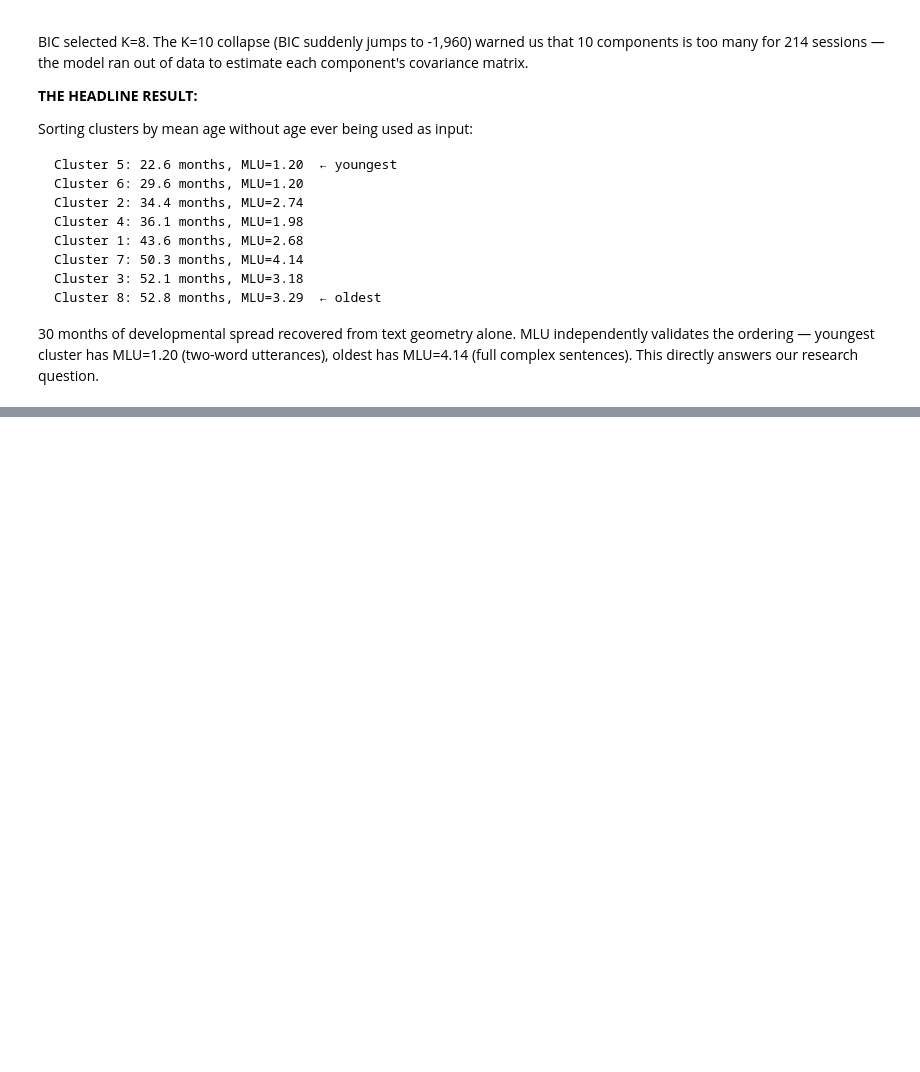
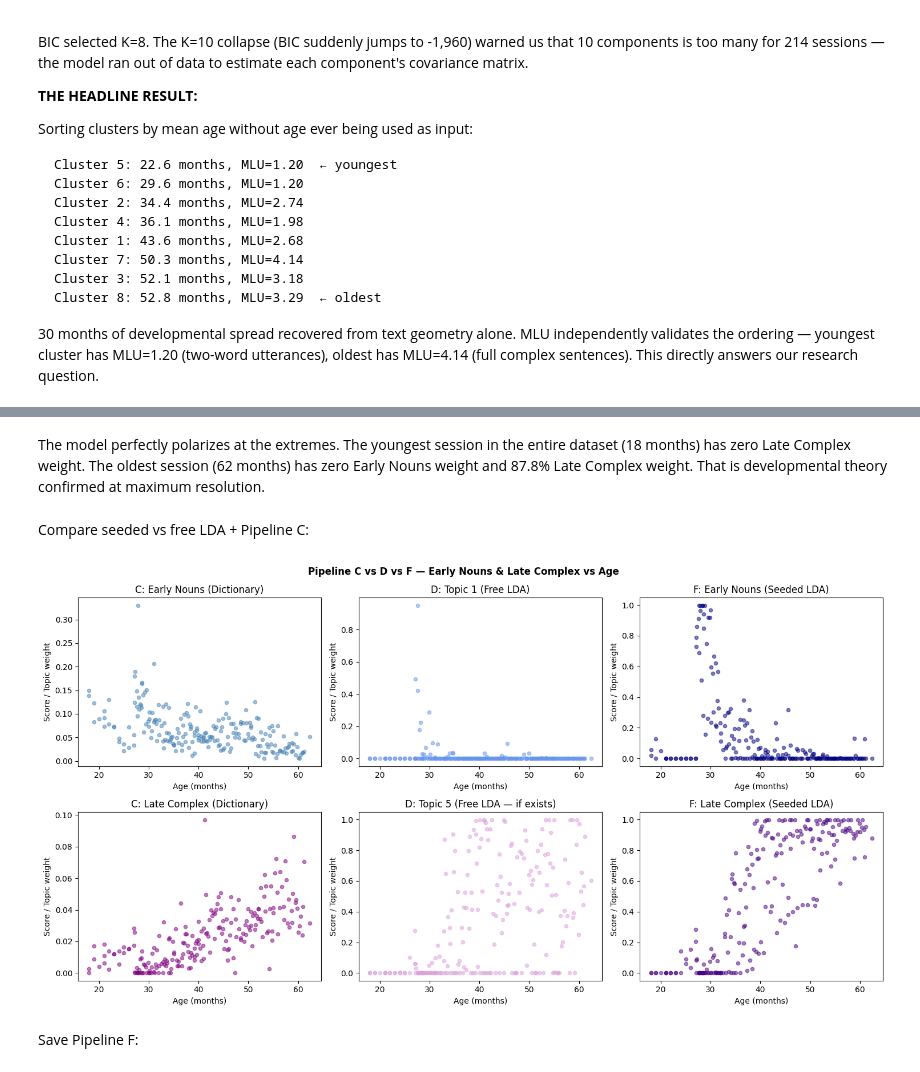
Before and after one commit to tizianschenk/developmental-patterns-child-speech, a Jupyter notebook: notebooks/03_feature_engineering.ipynb, the cells around one changed output, grey strips where cells are left out. Cells and saved outputs as stored; diff of their text form; code cells hidden in the pictures; blank space fills up the shorter version.

Commit message:
Seeded LDA implemented

```diff
--- a/notebooks/03_feature_engineering.ipynb
+++ b/notebooks/03_feature_engineering.ipynb
@@ -1249,0 +1498,39 @@ Cluster 8: 52.8 months, MLU=3.29  ← oldest
+# %% [markdown]
+The model perfectly polarizes at the extremes. The youngest session in the entire dataset (18 months) has zero Late Complex weight. The oldest session (62 months) has zero Early Nouns weight and 87.8% Late Complex weight. That is developmental theory confirmed at maximum resolution.
+# %% [markdown]
+Compare seeded vs free LDA + Pipeline C:
+# %%
+# Plot: how do early nouns and late complex evolve with age?
+# We can compare Pipeline C (dictionary), Pipeline D (free LDA), Pipeline F (seeded LDA)
+
+fig, axes = plt.subplots(2, 3, figsize=(15, 8))            # 2 rows × 3 cols
+
+# Row 1: Early Nouns comparison across methods
+# Row 2: Late Complex comparison across methods
+
+comparisons = [
+    # (x_data, y_data, color, title)
+    (df['age_months'], df['score_early_nouns'],      'steelblue',  'C: Early Nouns (Dictionary)'),
+    (df['age_months'], topic_matrix[:, 0],           'cornflowerblue', 'D: Topic 1 (Free LDA)'),
+    (df['age_months'], seeded_matrix[:, 0],          'navy',       'F: Early Nouns (Seeded LDA)'),
+    (df['age_months'], df['score_late_complex'],     'purple',     'C: Late Complex (Dictionary)'),
+    (df['age_months'], topic_matrix[:, 4],           'plum',       'D: Topic 5 (Free LDA — if exists)'),
+    (df['age_months'], seeded_matrix[:, 4],          'indigo',     'F: Late Complex (Seeded LDA)'),
+]
+
+for ax, (x, y, color, title) in zip(axes.flatten(), comparisons):  # one plot per comparison
+    ax.scatter(x, y, alpha=0.5, color=color, s=20)         # scatter: age vs score
+    ax.set_xlabel('Age (months)')                          # x axis
+    ax.set_ylabel('Score / Topic weight')                  # y axis
+    ax.set_title(title)                                    # title
+
+plt.suptitle('Pipeline C vs D vs F — Early Nouns & Late Complex vs Age',
+             fontsize=12, fontweight='bold')               # main title
+plt.tight_layout()                                         # clean layout
+plt.savefig('../figures/pipeline_F_comparison.png',        # save
+            dpi=150, bbox_inches='tight')
+plt.show()                                                 # display
+# %% [output]
+[figure, added]
+# %% [markdown]
+Save Pipeline F:
```
Also changed, not shown: parts of 13 cells of this notebook.
